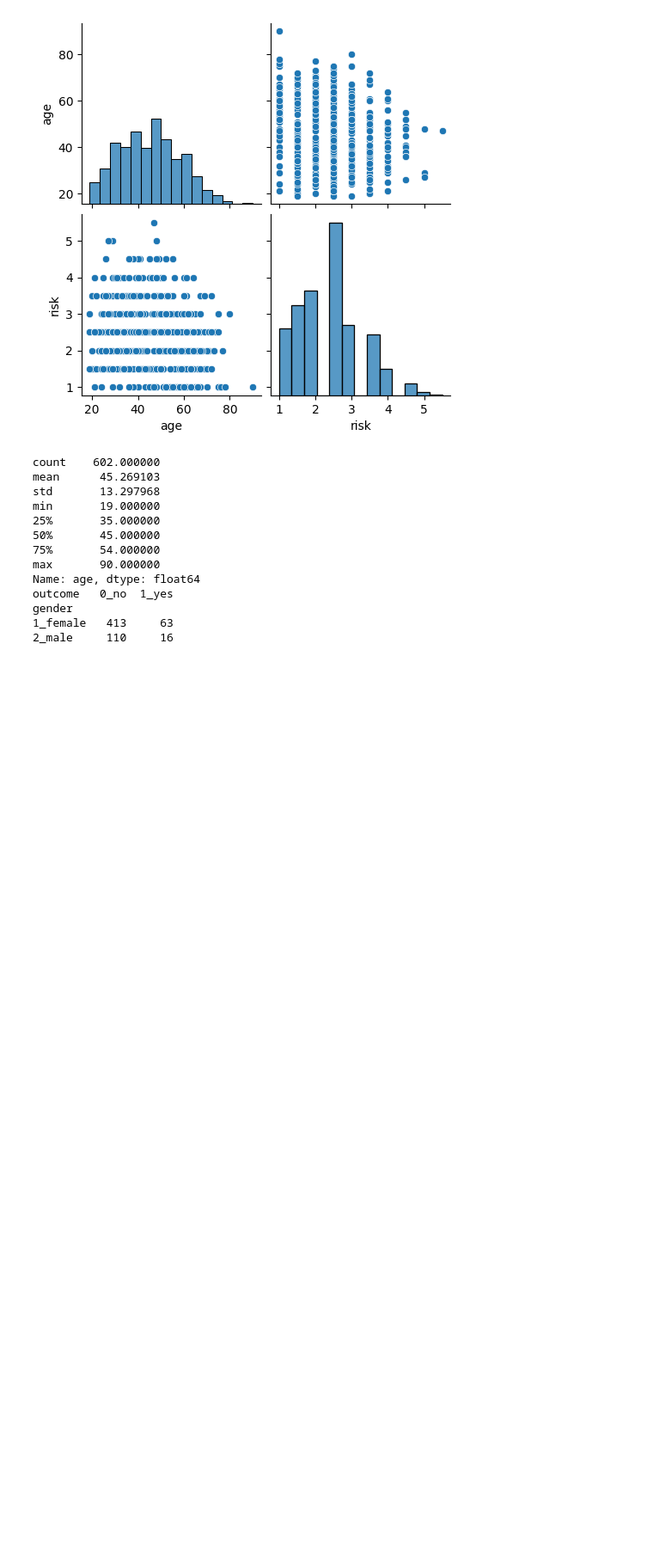
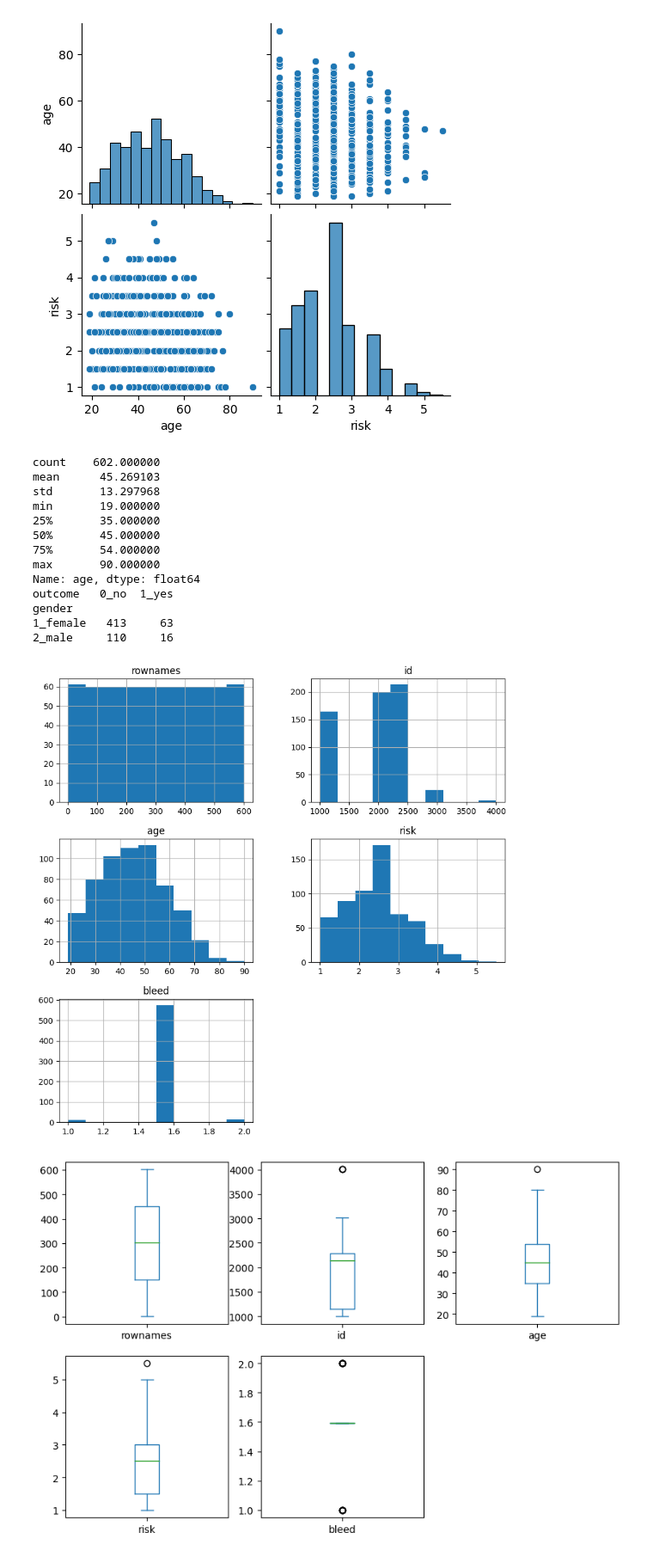
Before and after one commit to Dhairya2412/EDA_DA_21BDS0321, a Jupyter notebook: EDA_DA_1_21BDS0321.ipynb, the cells around one changed output. Shown at 86% size. Drawn from its saved outputs; the diff is of its cells as text; code cells hidden in the pictures; blank space fills up the shorter version.

```diff
--- a/EDA_DA_1_21BDS0321.ipynb
+++ b/EDA_DA_1_21BDS0321.ipynb
@@ -317,3 +358,15 @@ outcome   0_no  1_yes
 gender
 1_female   413     63
 2_male     110     16
+# %%
+# 1-D Statistical Data Analysis
+# Plotting histograms for all numeric columns
+data_deduplicated.hist(figsize=(10, 10))
+plt.show()
+
+# Boxplot for visualizing dispersion
+data_deduplicated.plot(kind='box', subplots=True, layout=(3, 3), figsize=(10, 10), sharex=False, sharey=False)
+plt.show()
+# %% [output]
+[figure, added]
+[figure, added]
```
Also changed, not shown: parts of 19 cells of this notebook.
